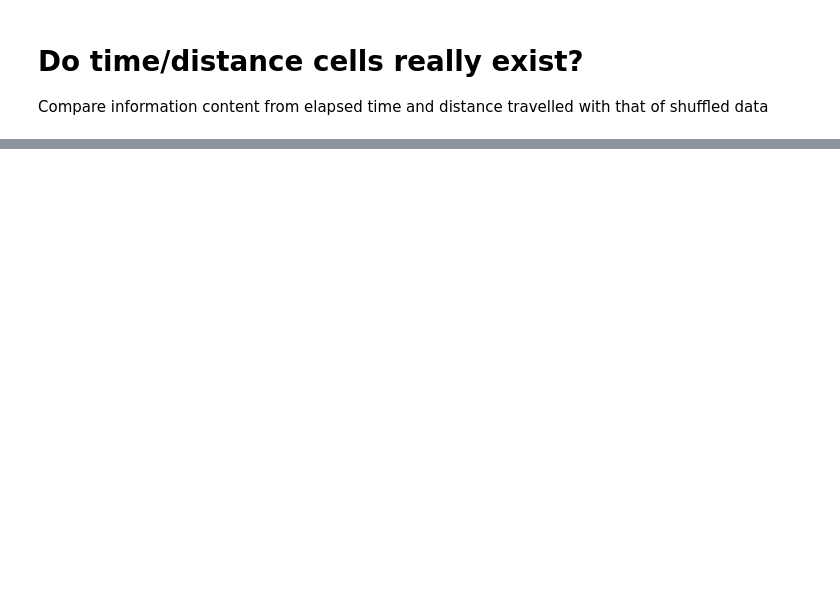
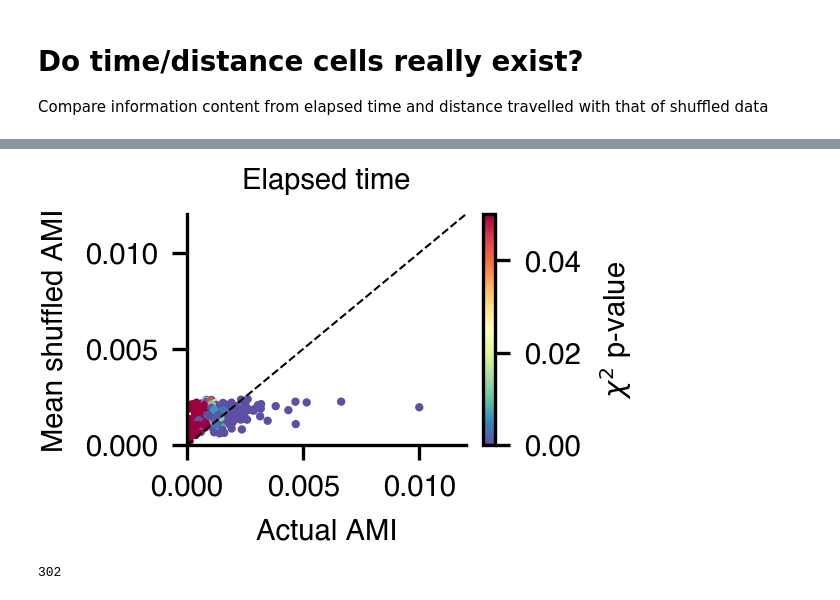
Before and after one commit to etterguillaume/PyCaAn, a Jupyter notebook: time_distance_significance.ipynb, the cells around one changed output, grey strips where cells are left out. Cells and saved outputs as stored; diff of their text form; code cells hidden in the pictures; blank space fills up the shorter version.

```diff
--- a/time_distance_significance.ipynb
+++ b/time_distance_significance.ipynb
@@ -52,7 +63,11 @@ for shuffle_i in tqdm(range(params['num_surrogates'])):
 # %%
 # Plot scatter: y=real AMI, x=mean(shuffled_AMI), c=actual p_value
-plt.scatter(x=AMI,y=np.mean(shuffled_AMI,axis=0),c=p_value,cmap='magma')
+plt.scatter(x=AMI,y=np.mean(shuffled_AMI,axis=0),c=p_value,cmap='Spectral_r',vmin=0,vmax=.05)
 plt.colorbar(label='$\chi^2$ p-value')
+plt.xlim([0,0.012])
+plt.ylim([0,0.012])
+plt.plot([0,0.012],[0,0.012],'k--')
 plt.xlabel('Actual AMI')
 plt.ylabel('Mean shuffled AMI')
 plt.title('Elapsed time')
+# %% [output]
@@ -59,2 +75,7 @@ plt.title('Elapsed time')
+[figure, added]
+# %%
+len(np.mean(shuffled_AMI,axis=0))
+# %% [output]
+302
 # %%
 # Temporal coding with or without tones
```
Also changed, not shown: parts of 9 cells of this notebook.
